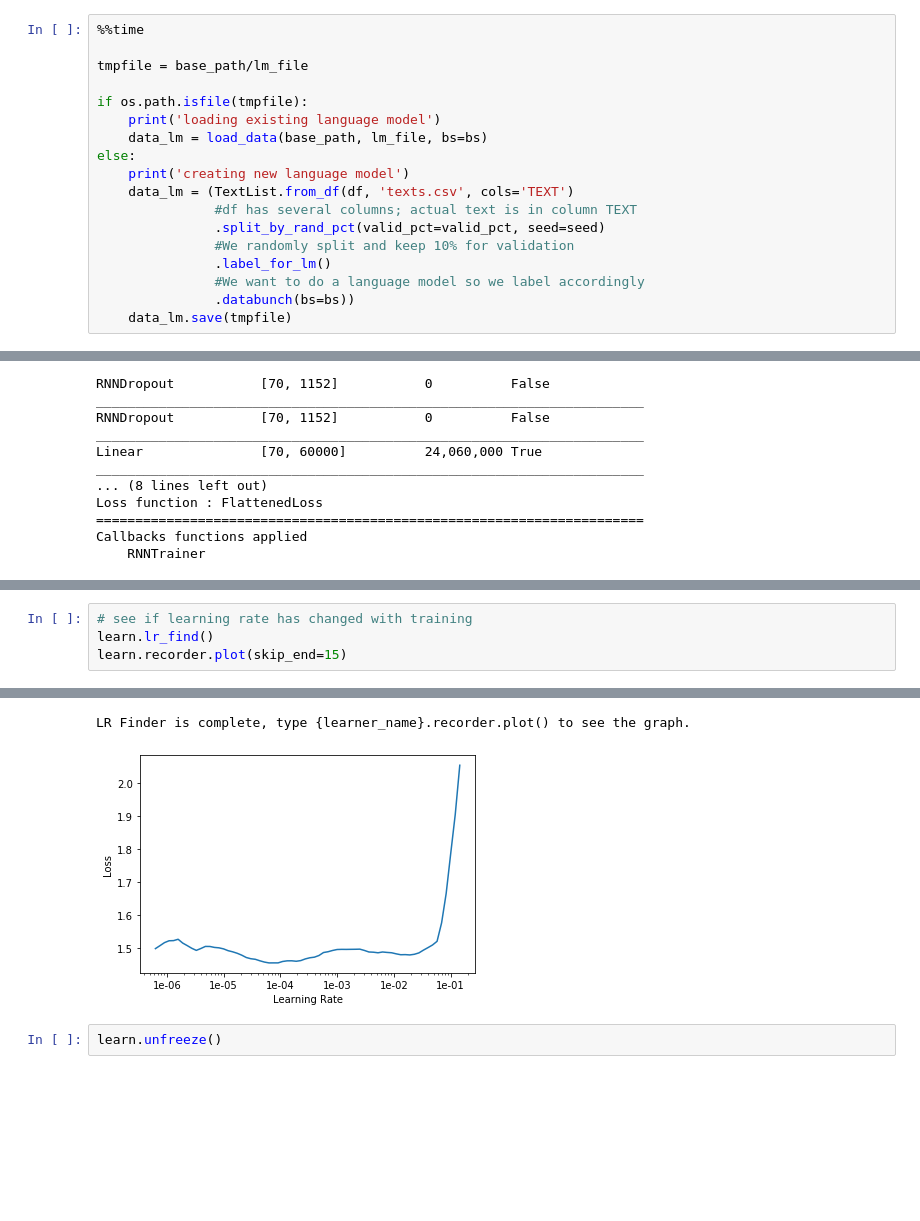
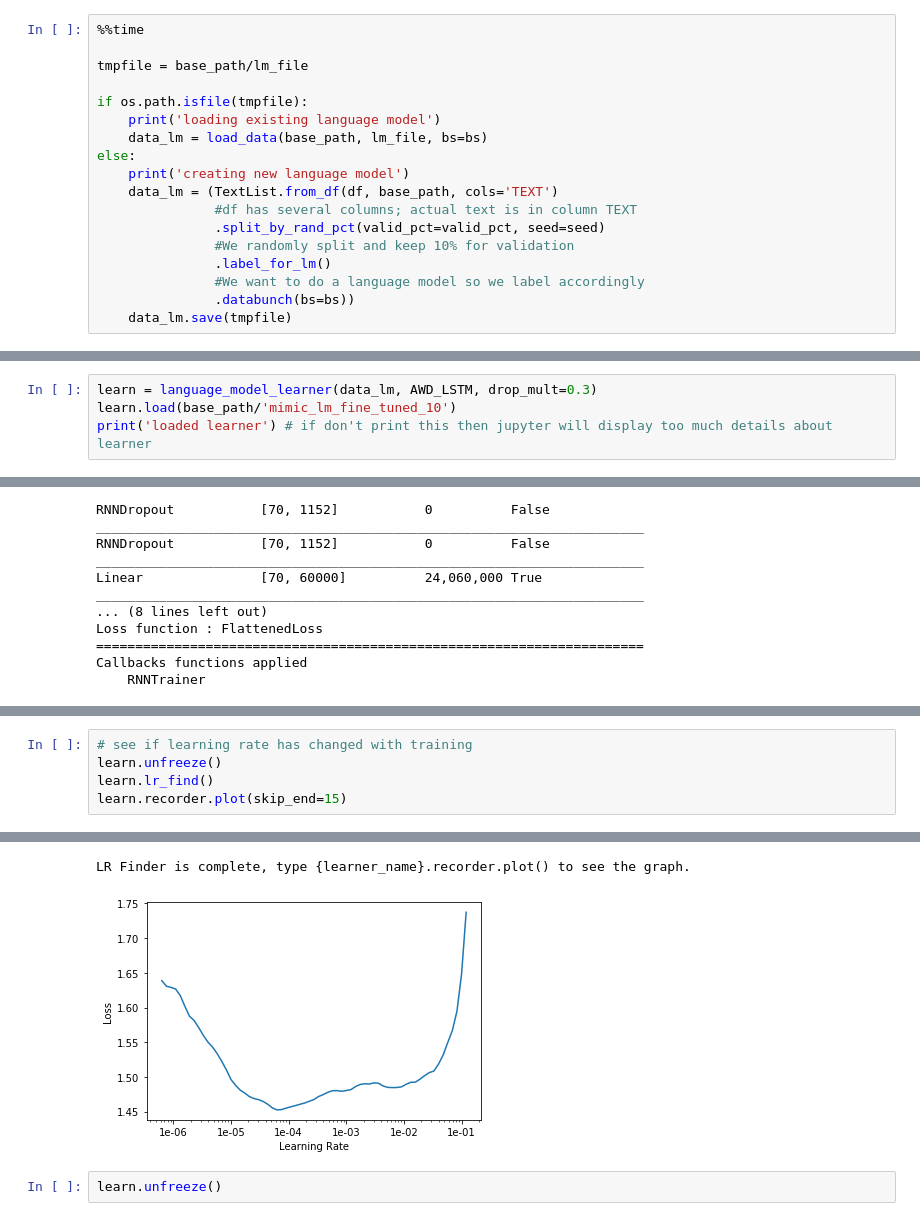
Before and after one commit to magic-lantern/nlp-transfer-learning, a Jupyter notebook: sourcecode/mimic_nlp_lm.ipynb, the cells around one changed output, grey strips where cells are left out. Drawn from its saved outputs; the diff is of its cells as text; blank space fills up the shorter version.

Commit message:
Saving updates to LM notebook; believe I've finished the non-fine-tuned description classifier

```diff
--- a/sourcecode/mimic_nlp_lm.ipynb
+++ b/sourcecode/mimic_nlp_lm.ipynb
@@ -182,7 +182,7 @@ if os.path.isfile(tmpfile):
     data_lm = load_data(base_path, lm_file, bs=bs)
 else:
     print('creating new language model')
-    data_lm = (TextList.from_df(df, 'texts.csv', cols='TEXT')
+    data_lm = (TextList.from_df(df, base_path, cols='TEXT')
                #df has several columns; actual text is in column TEXT
                .split_by_rand_pct(valid_pct=valid_pct, seed=seed)
                #We randomly split and keep 10% for validation
@@ -504,0 +516,4 @@ for lr in [5e-6, 1e-5, 5e-5, 1e-4, 5e-4, 1e-3, 5e-3]:
+# %%
+learn = language_model_learner(data_lm, AWD_LSTM, drop_mult=0.3)
+learn.load(base_path/'mimic_lm_fine_tuned_10')
+print('loaded learner') # if don't print this then jupyter will display too much details about learner
@@ -549,10 +587,11 @@ Callbacks functions applied
 # %%
 # see if learning rate has changed with training
+learn.unfreeze()
 learn.lr_find()
 learn.recorder.plot(skip_end=15)
 # %% [output]
 [interactive output not drawn]
 LR Finder is complete, type {learner_name}.recorder.plot() to see the graph.
-[figure, old version]
+[figure, new version]
 # %%
 learn.unfreeze()
```
Also changed, not shown: parts of 12 cells of this notebook, 3 other files.
